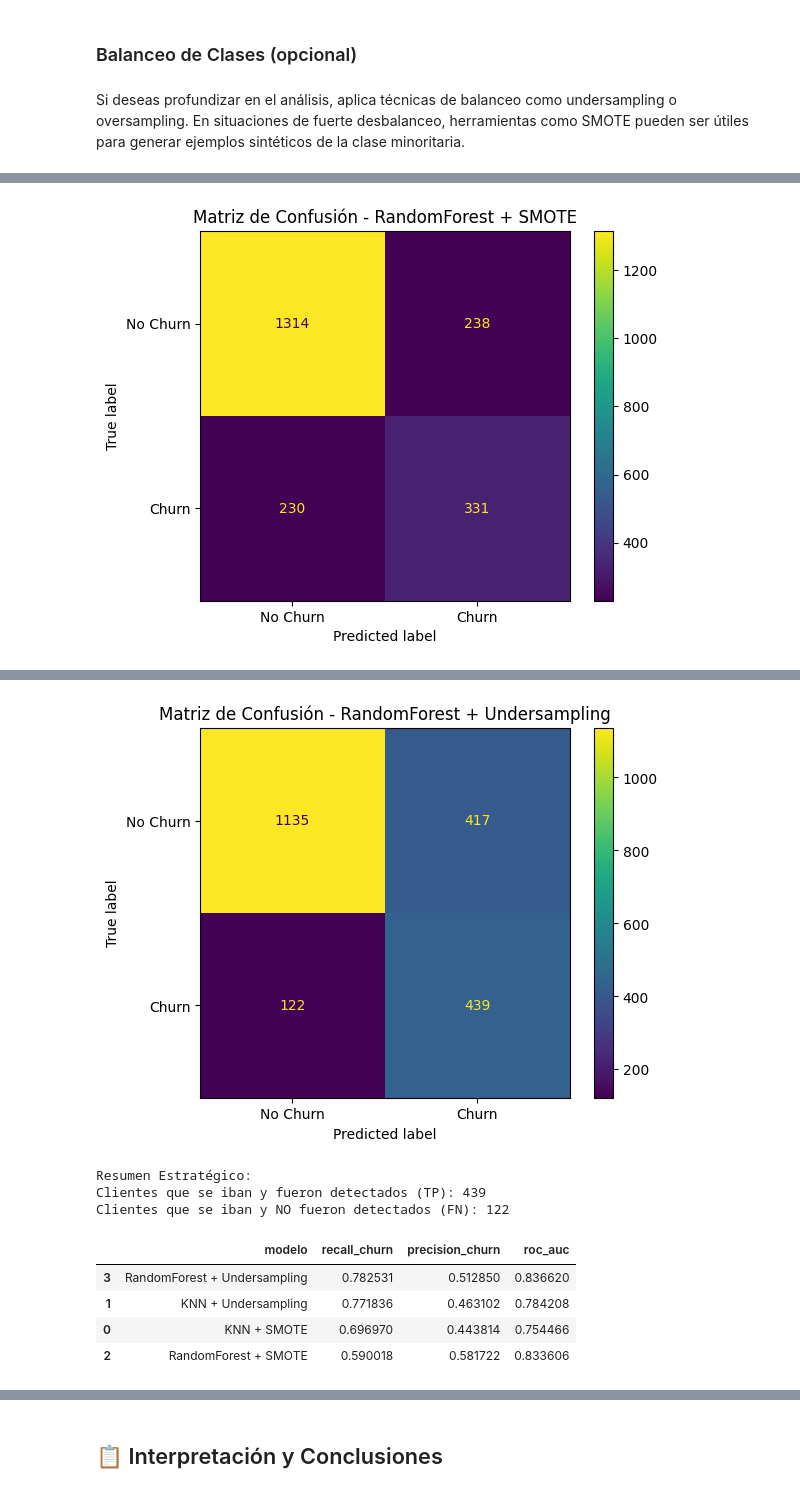
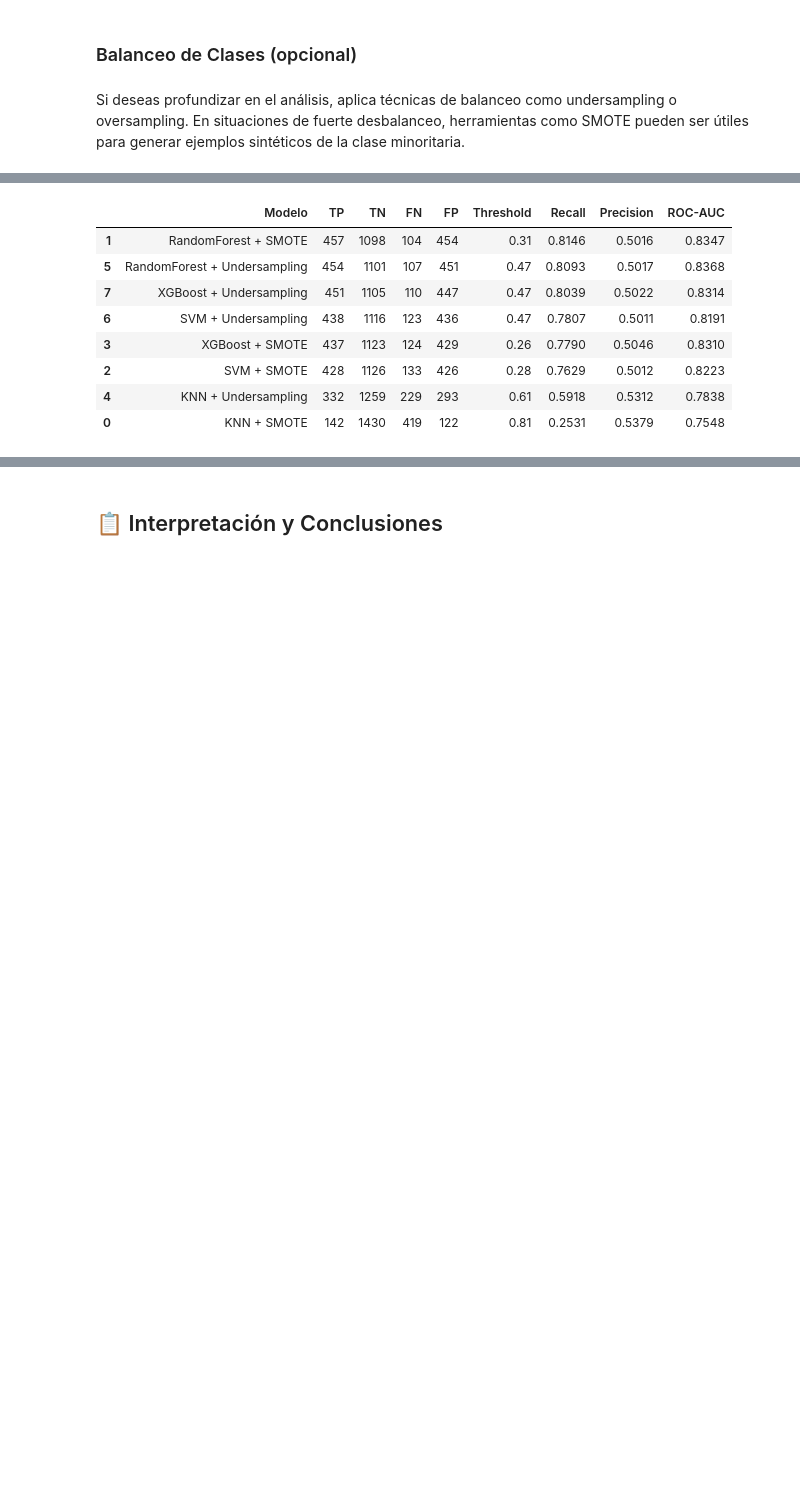
Before and after one commit to DevEnriquegd/ca-telecom-x-2, a Jupyter notebook: ca_telecom_x_2.ipynb, the cells around one changed output, grey strips where cells are left out. Cells and saved outputs as stored; diff of their text form; code cells hidden in the pictures; blank space fills up the shorter version.

```diff
--- a/ca_telecom_x_2.ipynb
+++ b/ca_telecom_x_2.ipynb
@@ -464,0 +424,18 @@ Clientes que se iban y NO fueron detectados (FN): 273
+# %%
+resultados_lista = []
+
+modelos_a_probar = [
+    (modelo_knn, "KNN"),
+    (modelo_tree, "DecisionTree"),
+    (modelo_rf, "RandomForest"),
+    (modelo_svm, "SVM"),
+    (modelo_xgb, "XGBoost")
+]
+
+for mod, nombre in modelos_a_probar:
+    res = evaluar_modelo_v2(mod, X_test, y_test, nombre)
+    resultados_lista.append(res)
+
+df_comparativo = pd.DataFrame(resultados_lista).sort_values(by="Recall", ascending=False)
+
+display(df_comparativo)
@@ -469,6 +453,7 @@ Si deseas profundizar en el análisis, aplica técnicas de balanceo como undersa
 # %%
 from imblearn.over_sampling import SMOTE
 from imblearn.under_sampling import RandomUnderSampler
+import copy
 
 smote = SMOTE(random_state=42)
 X_train_over, y_train_over = smote.fit_resample(X_train, y_train)
@@ -476,24 +461,36 @@ X_train_over, y_train_over = smote.fit_resample(X_train, y_train)
 rus = RandomUnderSampler(random_state=42)
 X_train_under, y_train_under = rus.fit_resample(X_train, y_train)
 
-resultados = []
+escenarios = [
+    (X_train_over, y_train_over, "SMOTE"),
+    (X_train_under, y_train_under, "Undersampling")
+]
 
-resultados.append(
-    evaluar_modelo(modelo_knn, X_train_over, y_train_over, X_test, y_test, "KNN + SMOTE")
-)
+modelos_base = [
+    (modelo_knn, "KNN"),
+    (modelo_rf, "RandomForest"),
+    (modelo_svm, "SVM"),
+    (modelo_xgb, "XGBoost")
+]
 
-resultados.append(
-    evaluar_modelo(modelo_knn, X_train_under, y_train_under, X_test, y_test, "KNN + Undersampling")
-)
+resultados_balanceo = []
 
-resultados.append(
-    evaluar_modelo(modelo_rf, X_train_over, y_train_over, X_test, y_test, "RandomForest + SMOTE")
-)
+for X_res, y_res, tecnica in escenarios:
+    for mod, nombre in modelos_base:
 
-resultados.append(
-    evaluar_modelo(modelo_rf, X_train_under, y_train_under, X_test, y_test, "RandomForest + Undersampling")
-)
+        modelo_clon = copy.deepcopy(mod)
 
-benchmark_df = pd.DataFrame(resultados)
-display(benchmark_df.sort_values(by="recall_churn", ascending=False))
+        modelo_clon.fit(X_res, y_res)
+
+        res = evaluar_modelo_v2(
+            modelo_clon,
+            X_test,
+            y_test,
+            f"{nombre} + {tecnica}"
+        )
+
+        resultados_balanceo.append(res)
+
+df_balanceo = pd.DataFrame(resultados_balanceo).sort_values(by="Recall", ascending=False)
+display(df_balanceo)
 # %% [output]
@@ -555 +496,0 @@ ROC-AUC: 0.8336
-[figure, removed]
@@ -575,9 +497,9 @@ ROC-AUC: 0.8366
-[figure, removed]
-Resumen Estratégico:
-Clientes que se iban y fueron detectados (TP): 439
-Clientes que se iban y NO fueron detectados (FN): 122
-|  | modelo | recall_churn | precision_churn | roc_auc |
-| 3 | RandomForest + Undersampling | 0.782531 | 0.512850 | 0.836620 |
-| 1 | KNN + Undersampling | 0.771836 | 0.463102 | 0.784208 |
-| 0 | KNN + SMOTE | 0.696970 | 0.443814 | 0.754466 |
-| 2 | RandomForest + SMOTE | 0.590018 | 0.581722 | 0.833606 |
+|  | Modelo | TP | TN | FN | FP | Threshold | Recall | Precision | ROC-AUC |
+| 1 | RandomForest + SMOTE | 457 | 1098 | 104 | 454 | 0.31 | 0.8146 | 0.5016 | 0.8347 |
+| 5 | RandomForest + Undersampling | 454 | 1101 | 107 | 451 | 0.47 | 0.8093 | 0.5017 | 0.8368 |
+| 7 | XGBoost + Undersampling | 451 | 1105 | 110 | 447 | 0.47 | 0.8039 | 0.5022 | 0.8314 |
+| 6 | SVM + Undersampling | 438 | 1116 | 123 | 436 | 0.47 | 0.7807 | 0.5011 | 0.8191 |
+| 3 | XGBoost + SMOTE | 437 | 1123 | 124 | 429 | 0.26 | 0.7790 | 0.5046 | 0.8310 |
+| 2 | SVM + SMOTE | 428 | 1126 | 133 | 426 | 0.28 | 0.7629 | 0.5012 | 0.8223 |
+| 4 | KNN + Undersampling | 332 | 1259 | 229 | 293 | 0.61 | 0.5918 | 0.5312 | 0.7838 |
+| 0 | KNN + SMOTE | 142 | 1430 | 419 | 122 | 0.81 | 0.2531 | 0.5379 | 0.7548 |
```
Also changed, not shown: parts of 28 cells of this notebook.
